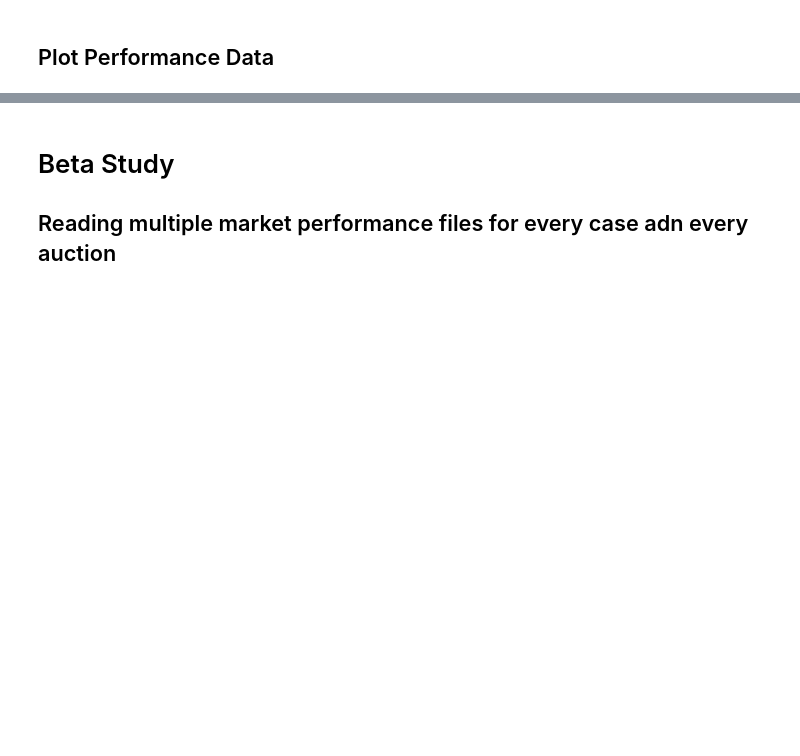
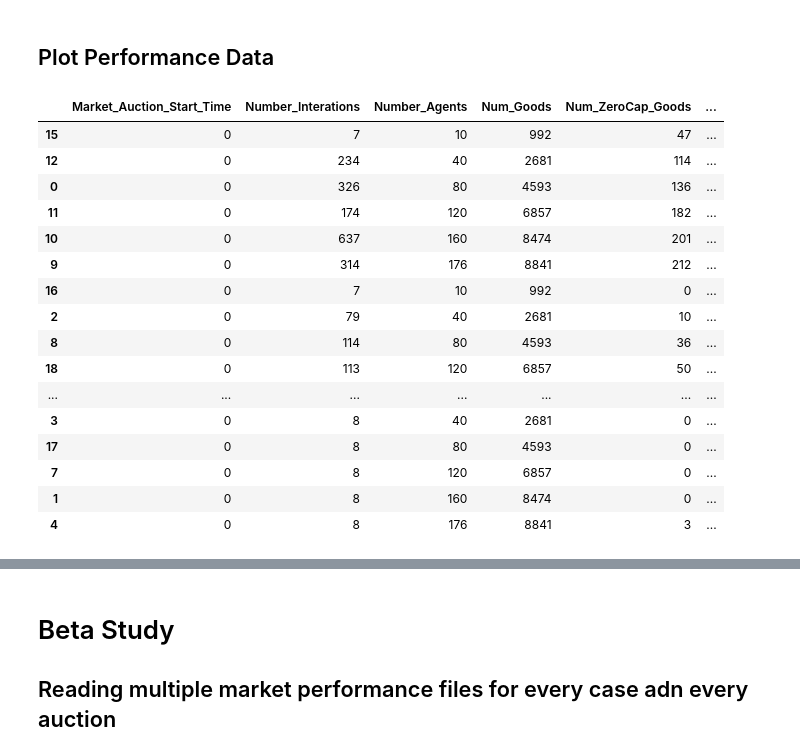
Before and after one commit to sastry-group/Mechanism-Design-for-AAM, a Jupyter notebook: ic/fisher/Fisher_data_reader.ipynb, the cells around one changed output, grey strips where cells are left out. Cells and saved outputs as stored; diff of their text form; code cells hidden in the pictures; blank space fills up the shorter version.

```diff
--- a/ic/fisher/Fisher_data_reader.ipynb
+++ b/ic/fisher/Fisher_data_reader.ipynb
@@ -157,37 +157,55 @@ current_dir = os.getcwd()
 parent_folder = os.path.abspath(os.path.join(current_dir, ".."))
 current_dir = os.getcwd()
 
-new_folder_path = os.path.join(parent_folder, "results", "capacity_study")
+new_folder_path = os.path.join(parent_folder, "results", "VaryingCapacities")
 file_list = [f.path for f in os.scandir(new_folder_path) if f.is_dir()]
 
 
 df_list = []
 
 for file in file_list:
     folder_path = os.path.join(parent_folder, "results", file, "results")
     csv_file_path = os.path.join(folder_path, 'market_performance_table.csv')
 
     try:
         df_csv = pd.read_csv(csv_file_path)
         df_csv["File"] = file  # column to track file origin
         capacity = int(file.split('_cap')[1].split('_')[0])
         df_csv["Capacity"] = capacity
         df_list.append(df_csv)
     except FileNotFoundError:
         print(f"File not found: {csv_file_path}")
     except pd.errors.EmptyDataError:
         print(f"File is empty: {csv_file_path}")
 
 # Concatenate all DataFrames
 
 pd.set_option('display.max_rows', None)
 if df_list:
     combined_df = pd.concat(df_list, ignore_index=True)
     combined_df = combined_df.sort_values(by=["Capacity", "Number_Agents"])
     # display(combined_df.head())
     display(combined_df)
 else:
     print("No data was loaded.")
+# %% [output]
+|  | Market_Auction_Start_Time | Number_Interations | Number_Agents | Num_Goods | Num_ZeroCap_Goods | ... |
+| 15 | 0 | 7 | 10 | 992 | 47 | ... |
+| 12 | 0 | 234 | 40 | 2681 | 114 | ... |
+| 0 | 0 | 326 | 80 | 4593 | 136 | ... |
+| 11 | 0 | 174 | 120 | 6857 | 182 | ... |
+| 10 | 0 | 637 | 160 | 8474 | 201 | ... |
+| 9 | 0 | 314 | 176 | 8841 | 212 | ... |
+| 16 | 0 | 7 | 10 | 992 | 0 | ... |
+| 2 | 0 | 79 | 40 | 2681 | 10 | ... |
+| 8 | 0 | 114 | 80 | 4593 | 36 | ... |
+| 18 | 0 | 113 | 120 | 6857 | 50 | ... |
+| ... | ... | ... | ... | ... | ... | ... |
+| 3 | 0 | 8 | 40 | 2681 | 0 | ... |
+| 17 | 0 | 8 | 80 | 4593 | 0 | ... |
+| 7 | 0 | 8 | 120 | 6857 | 0 | ... |
+| 1 | 0 | 8 | 160 | 8474 | 0 | ... |
+| 4 | 0 | 8 | 176 | 8841 | 3 | ... |
 # %%
 # Plotting the data
 plt.figure(figsize=(6, 6))
```
Also changed, not shown: parts of 6 cells of this notebook, 7 other files.
